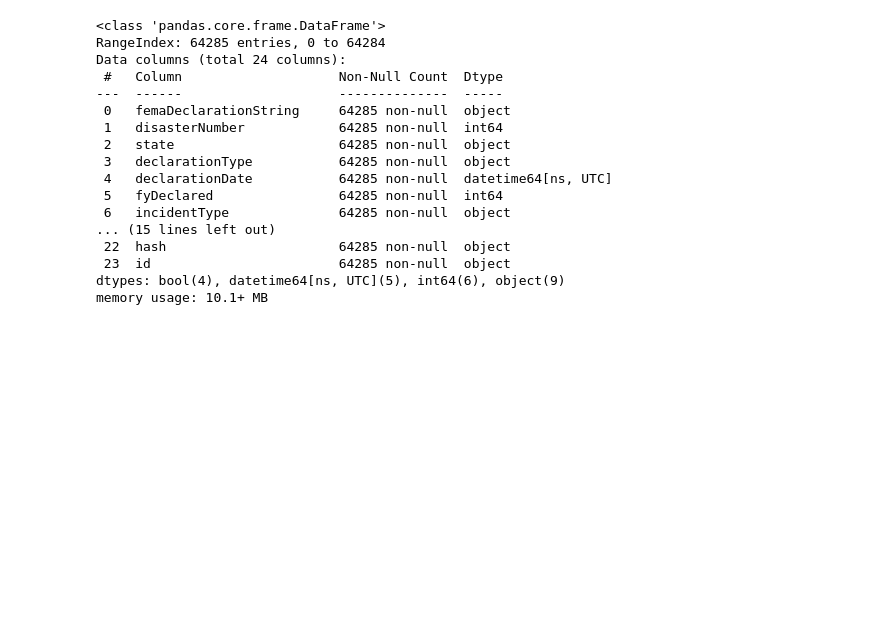
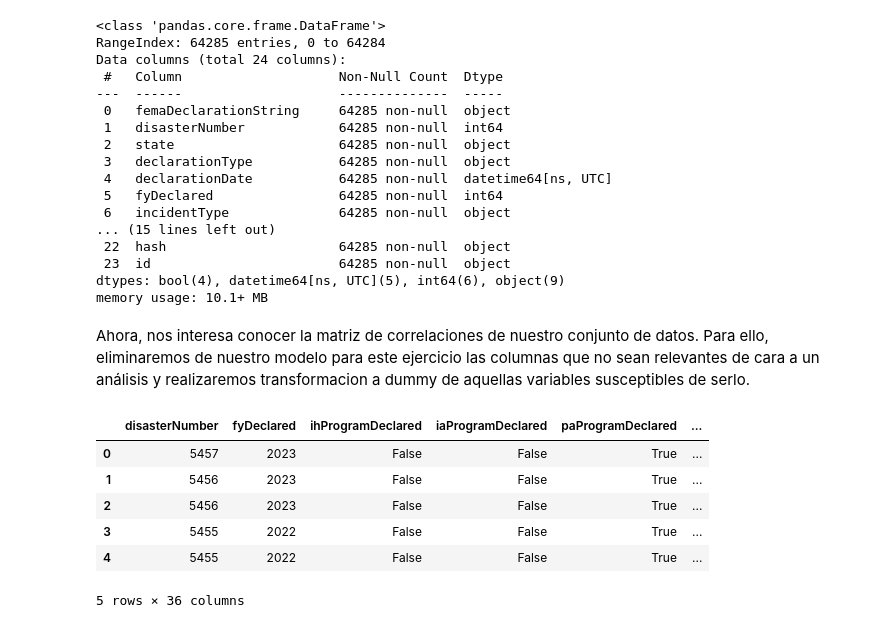
Before and after one commit to rubgarcia97/projects, a Jupyter notebook: API-ML/src/notebooks/eda.ipynb, the cells around one changed output. Saved outputs shown, nothing was run; the diff lists cells and outputs as text; code cells hidden in the pictures; blank space fills up the shorter version.

```diff
--- a/API-ML/src/notebooks/eda.ipynb
+++ b/API-ML/src/notebooks/eda.ipynb
@@ -130,3 +137,29 @@ Data columns (total 24 columns):
  23  id                        64285 non-null  object
 dtypes: bool(4), datetime64[ns, UTC](5), int64(6), object(9)
 memory usage: 10.1+ MB
+# %% [markdown]
+Ahora, nos interesa conocer la matriz de correlaciones de nuestro conjunto de datos. Para ello, eliminaremos de nuestro modelo para este ejercicio las columnas que no sean relevantes de cara a un análisis y realizaremos transformacion a dummy de aquellas variables susceptibles de serlo.
+# %%
+
+#Eliminamos de las variables string las que no aplican de cara al análisis
+deprecated_cols = ['femaDeclarationString','declarationTitle','designatedArea','lastRefresh', 'hash', 'id','state']
+
+aux = data.select_dtypes(include=object)
+aux = aux.drop(deprecated_cols, axis=1)
+
+data_dummies = data.select_dtypes(include=['bool','int64','object'])
+data_dummies = data_dummies.drop(deprecated_cols, axis=1)
+
+col = list(aux.columns.values)
+
+# #Transformamos a dummy
+data_dummies = pd.get_dummies(data_dummies, columns=col, drop_first=True)
+data_dummies.head()
+# %% [output]
+|  | disasterNumber | fyDeclared | ihProgramDeclared | iaProgramDeclared | paProgramDeclared | ... |
+| 0 | 5457 | 2023 | False | False | True | ... |
+| 1 | 5456 | 2023 | False | False | True | ... |
+| 2 | 5456 | 2023 | False | False | True | ... |
+| 3 | 5455 | 2022 | False | False | True | ... |
+| 4 | 5455 | 2022 | False | False | True | ... |
+5 rows × 36 columns
```
Also changed, not shown: parts of 11 cells of this notebook, 2 other files.
